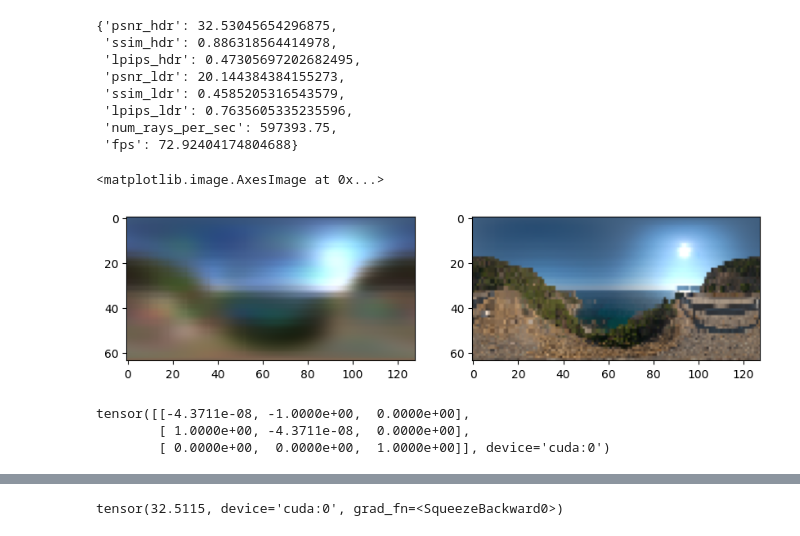
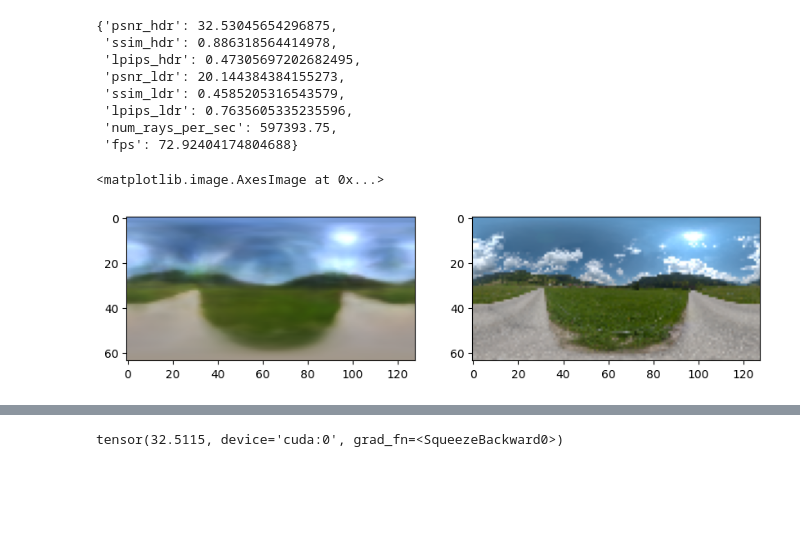
Before and after one commit to JADGardner/ns_reni, a Jupyter notebook: notebooks/reni_tests.ipynb, the cells around one changed output, grey strips where cells are left out. Cells and saved outputs as stored; diff of their text form; code cells hidden in the pictures; blank space fills up the shorter version.

```diff
--- a/notebooks/reni_tests.ipynb
+++ b/notebooks/reni_tests.ipynb
@@ -8,6 +8,7 @@ import yaml
 import re
 from typing import Optional
 from nerfstudio.cameras.rays import RaySamples, Frustums
+from nerfstudio.cameras.cameras import Cameras, CameraType
 
 from reni.configs.reni_config import RENIField
 from reni.pipelines.reni_pipeline import RENIPipeline
@@ -96,8 +97,8 @@ def load_model(load_dir: Path, load_step: Optional[int] = None):
     return pipeline, datamanager, model
 
 
-pipeline, datamanager, model = load_model(Path('/workspace/outputs/reni/old_reni_models/latent_dim_100'))
-# pipeline, datamanager, model = load_model(Path('/workspace/outputs/reni/reni/2023-08-23_075123'))
+# pipeline, datamanager, model = load_model(Path('/workspace/outputs/reni/old_reni_models/latent_dim_100'))
+pipeline, datamanager, model = load_model(Path('/workspace/outputs/reni/reni/2023-09-18_104030'))
 
 print('Model loaded')
 # %% [output]
@@ -150,7 +151,24 @@ project_root = find_nerfstudio_project_root(Path(os.getcwd()))
 os.chdir(project_root)
 # %%
 model.eval()
-idx, ray_bundle, batch = datamanager.next_eval_image(4)
+idx, ray_bundle, batch = datamanager.next_eval_image(0)
+H, W = model.metadata["image_height"], model.metadata["image_width"]
+
+# High res image:
+# H = 64
+# W = H * 2
+# cx = torch.tensor(W // 2, dtype=torch.float32).repeat(1)
+# cy = torch.tensor(H // 2, dtype=torch.float32).repeat(1)
+# fx = torch.tensor(H, dtype=torch.float32).repeat(1)
+# fy = torch.tensor(H, dtype=torch.float32).repeat(1)
+
+# c2w = torch.tensor([[[1, 0, 0, 0], [0, 0, 1, 0], [0, 1, 0, 0]]], dtype=torch.float32).repeat(1, 1, 1)
+
+# cameras = Cameras(fx=fx, fy=fy, cx=cx, cy=cy, camera_to_worlds=c2w, camera_type=CameraType.EQUIRECTANGULAR)
+
+# ray_bundle = cameras.generate_rays(0).flatten().to(device)
+# ray_bundle.camera_indices = torch.ones_like(ray_bundle.camera_indices) * idx
+
 batch['image'] = batch['image'].to(device)
 
 # we need ray_samples for the field
@@ -165,42 +183,35 @@ else:
     ray_samples = model.create_ray_samples(ray_bundle.origins, ray_bundle.directions, ray_bundle.camera_indices)
 
 if model.field.old_implementation:
     get_rotation = rot_y
 else:
     get_rotation = rot_z
 
 rotation = get_rotation(torch.tensor(np.deg2rad(0.0)).float())
 rotation = rotation.to(device)
 
-# field_outputs = model.field.forward(ray_bundle, rotation=rotation, latent_codes=torch.randn(1, 36, 3).to(device))
-# field_outputs = model.field.forward(ray_bundle, rotation=rotation, latent_codes=torch.zeros(1, 36, 3).to(device))
+# field_outputs = model.field.forward(ray_samples, rotation=rotation, latent_codes=torch.randn(1, model.field.latent_dim, 3).repeat(ray_samples.shape[0], 1, 1).to(device))
+# field_outputs = model.field.forward(ray_samples, rotation=rotation, latent_codes=torch.zeros(ray_samples.shape[0], model.field.latent_dim, 3).to(device))
 field_outputs = model.field.forward(ray_samples, rotation=rotation)
+# outputs = model.get_outputs_for_camera_ray_bundle(ray_bundle)
 
 outputs = {
     "rgb": field_outputs[RENIFieldHeadNames.RGB],
     "mu": field_outputs[RENIFieldHeadNames.MU],
     "log_var": field_outputs[RENIFieldHeadNames.LOG_VAR],
 }
 
-H, W = model.metadata["image_height"], model.metadata["image_width"]
-
 outputs['rgb'] = outputs['rgb'].reshape(H, W, 3)
 
 pred_img = model.field.unnormalise(outputs['rgb'])
-gt_img = model.field.unnormalise(batch['image'].reshape(H, W, 3))
+gt_img = model.field.unnormalise(batch['image'].reshape(model.metadata["image_height"], model.metadata["image_width"], 3))
 
 pred_img = linear_to_sRGB(pred_img, use_quantile=True)
 gt_img = linear_to_sRGB(gt_img, use_quantile=True)
 
 fig, ax = plt.subplots(1, 2, figsize=(10, 5))
 ax[0].imshow(pred_img.cpu().detach().numpy())
 ax[1].imshow(gt_img.cpu().detach().numpy())
 # %% [output]
 <matplotlib.image.AxesImage at 0x...>
-[figure, old version]
+[figure, new version]
-# %%
-rotation
-# %% [output]
-tensor([[-4.3711e-08, -1.0000e+00,  0.0000e+00],
-        [ 1.0000e+00, -4.3711e-08,  0.0000e+00],
-        [ 0.0000e+00,  0.0000e+00,  1.0000e+00]], device='cuda:0')
```
Also changed, not shown: parts of 5 cells of this notebook, 5 other files.
